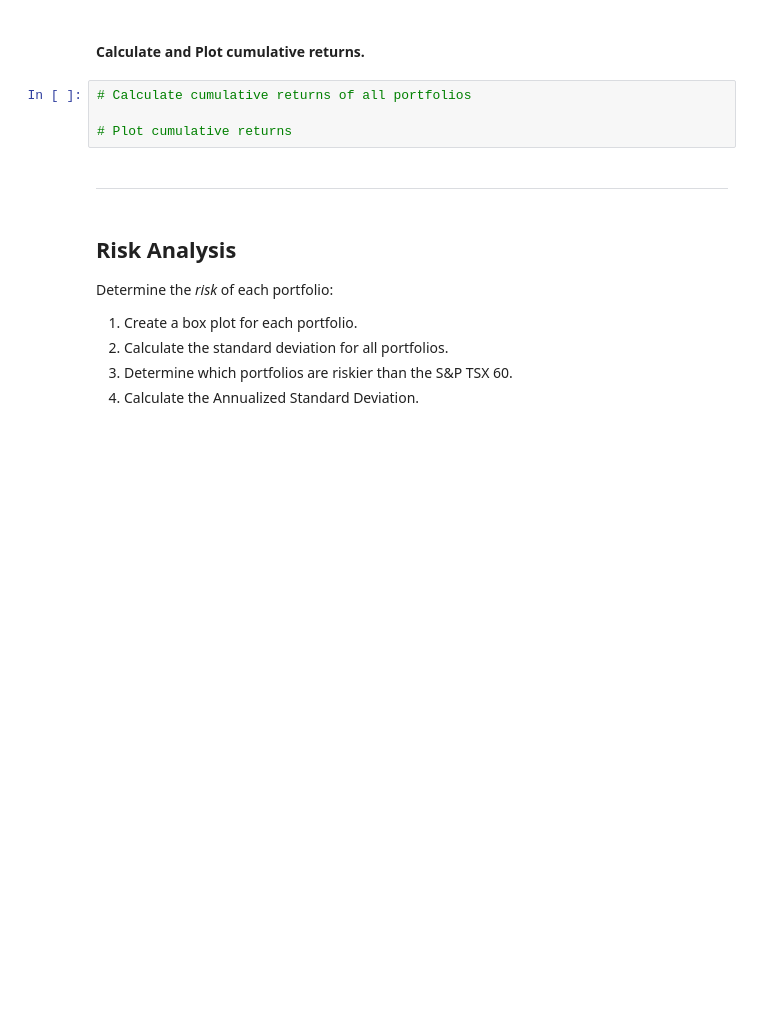
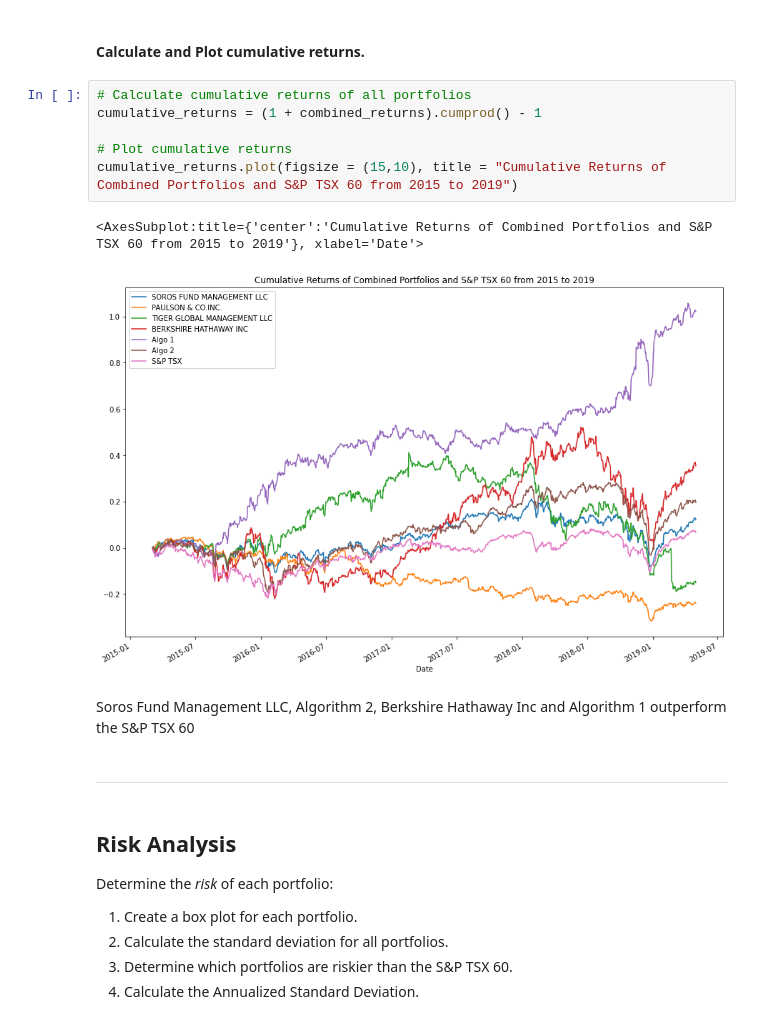
Before and after one commit to Kyyzer/week3-4-whale-analysis, a Jupyter notebook: Starter_Code/whale_analysis.ipynb, the cells around one changed output. Drawn from its saved outputs; the diff is of its cells as text; blank space fills up the shorter version.

```diff
--- a/Starter_Code/whale_analysis.ipynb
+++ b/Starter_Code/whale_analysis.ipynb
@@ -171,9 +175,16 @@ In this section, you will calculate and visualize performance and risk metrics f
 # %% [markdown]
 #### Calculate and Plot cumulative returns.
-# %%
-# Calculate cumulative returns of all portfolios
-
-# Plot cumulative returns
+# %%
+# Calculate cumulative returns of all portfolios
+cumulative_returns = (1 + combined_returns).cumprod() - 1
+
+# Plot cumulative returns
+cumulative_returns.plot(figsize = (15,10), title = "Cumulative Returns of Combined Portfolios and S&P TSX 60 from 2015 to 2019")
+# %% [output]
+<AxesSubplot:title={'center':'Cumulative Returns of Combined Portfolios and S&P TSX 60 from 2015 to 2019'}, xlabel='Date'>
+[figure, added]
+# %% [markdown]
+Soros Fund Management LLC, Algorithm 2, Berkshire Hathaway Inc and Algorithm 1 outperform the S&P TSX 60
 # %% [markdown]
 ---
 # %% [markdown]
```
Also changed, not shown: parts of 39 cells of this notebook, 3 other files.
